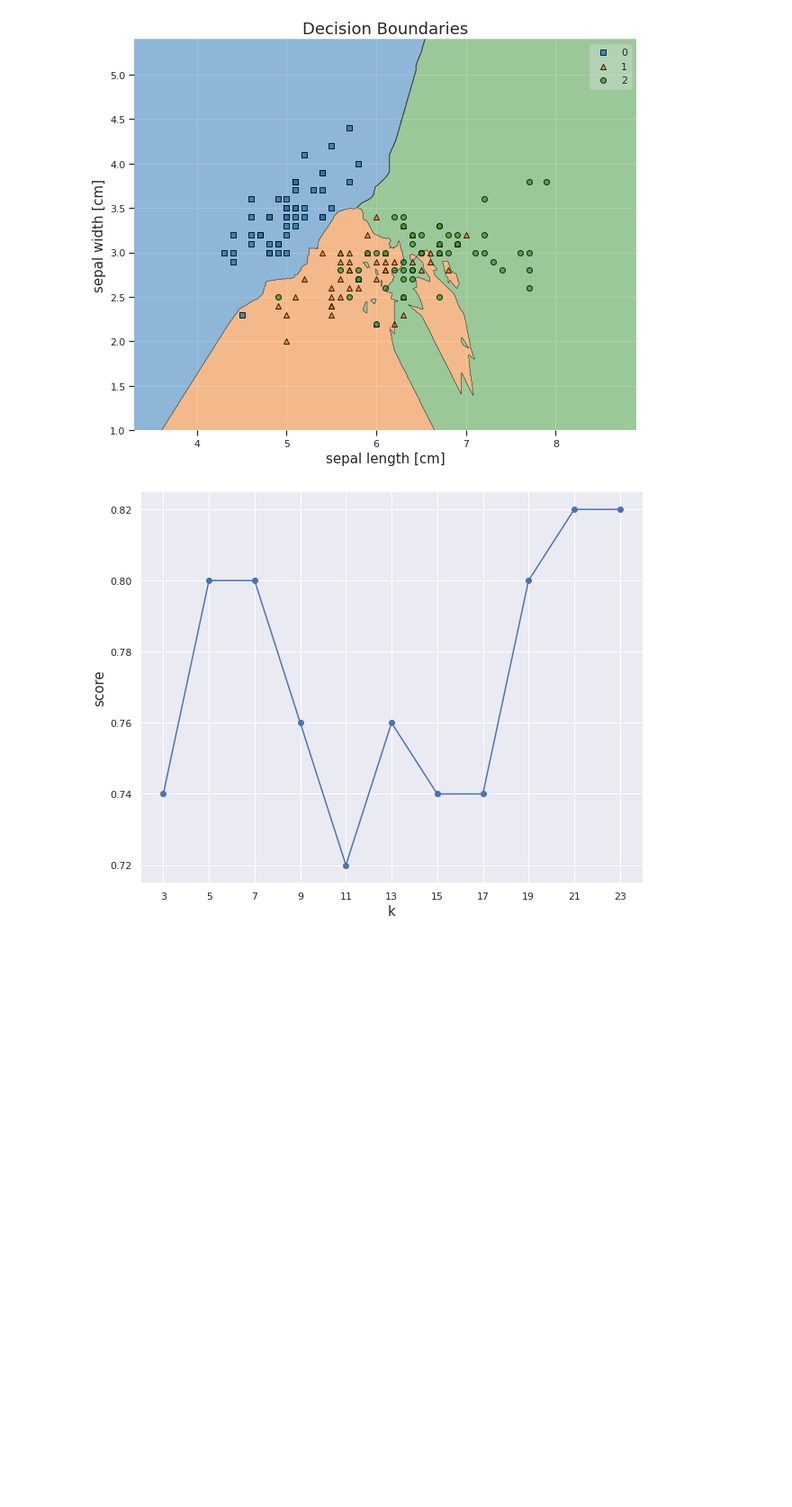
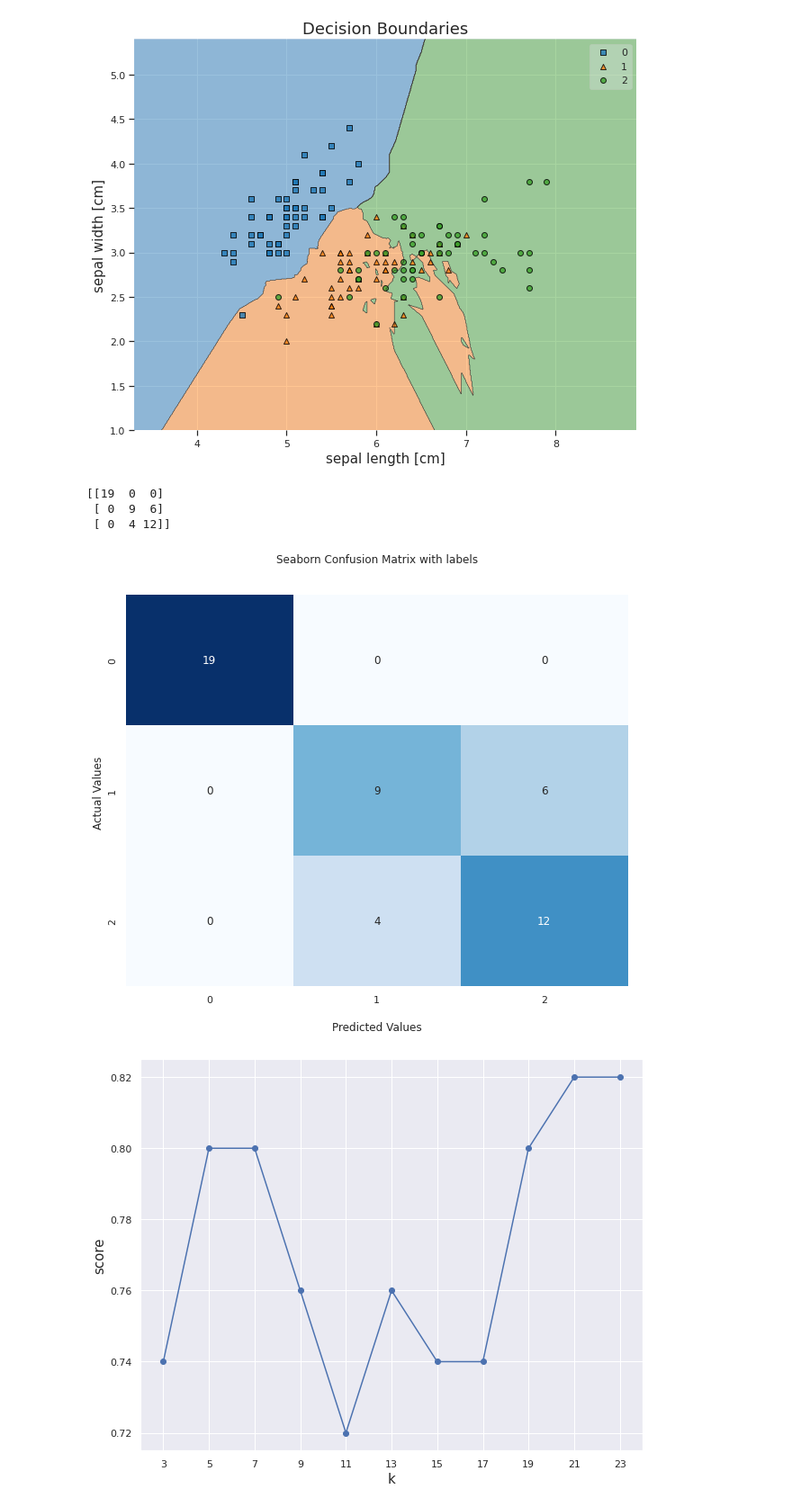
Before and after one commit to RandyRDavila/Data_Science_and_Machine_Learning_Spring_2022, a Jupyter notebook: Lecture_7/Lecture_7_2.ipynb, the cells around one changed output. Shown at 90% size. Cells and saved outputs as stored; diff of their text form; code cells hidden in the pictures; blank space fills up the shorter version.

```diff
--- a/Lecture_7/Lecture_7_2.ipynb
+++ b/Lecture_7/Lecture_7_2.ipynb
@@ -107,6 +107,29 @@ plt.title("Decision Boundaries", fontsize = 18)
 plt.show()
 # %% [output]
 [figure]
+# %%
+from sklearn.metrics import confusion_matrix
+
+#Fit the model
+clf = KNeighborsClassifier(n_neighbors = 7)
+clf.fit(X_train,y_train)#Generate predictions with the model using our X values
+y_pred = clf.predict(X_test)#Get the confusion matrix
+cf_matrix = confusion_matrix(y_test, y_pred)
+print(cf_matrix)
+
+
+plt.figure(figsize = (10, 8))
+
+ax = sns.heatmap(cf_matrix, annot=True, cmap='Blues', cbar = False)
+ax.set_title('Seaborn Confusion Matrix with labels\n\n');
+ax.set_xlabel('\nPredicted Values')
+ax.set_ylabel('Actual Values ')
+plt.show()
+# %% [output]
+[[19  0  0]
+ [ 0  9  6]
+ [ 0  4 12]]
+[figure, added]
 # %%
 scores_list = []
 for k in range(3, 24, 2):
```
